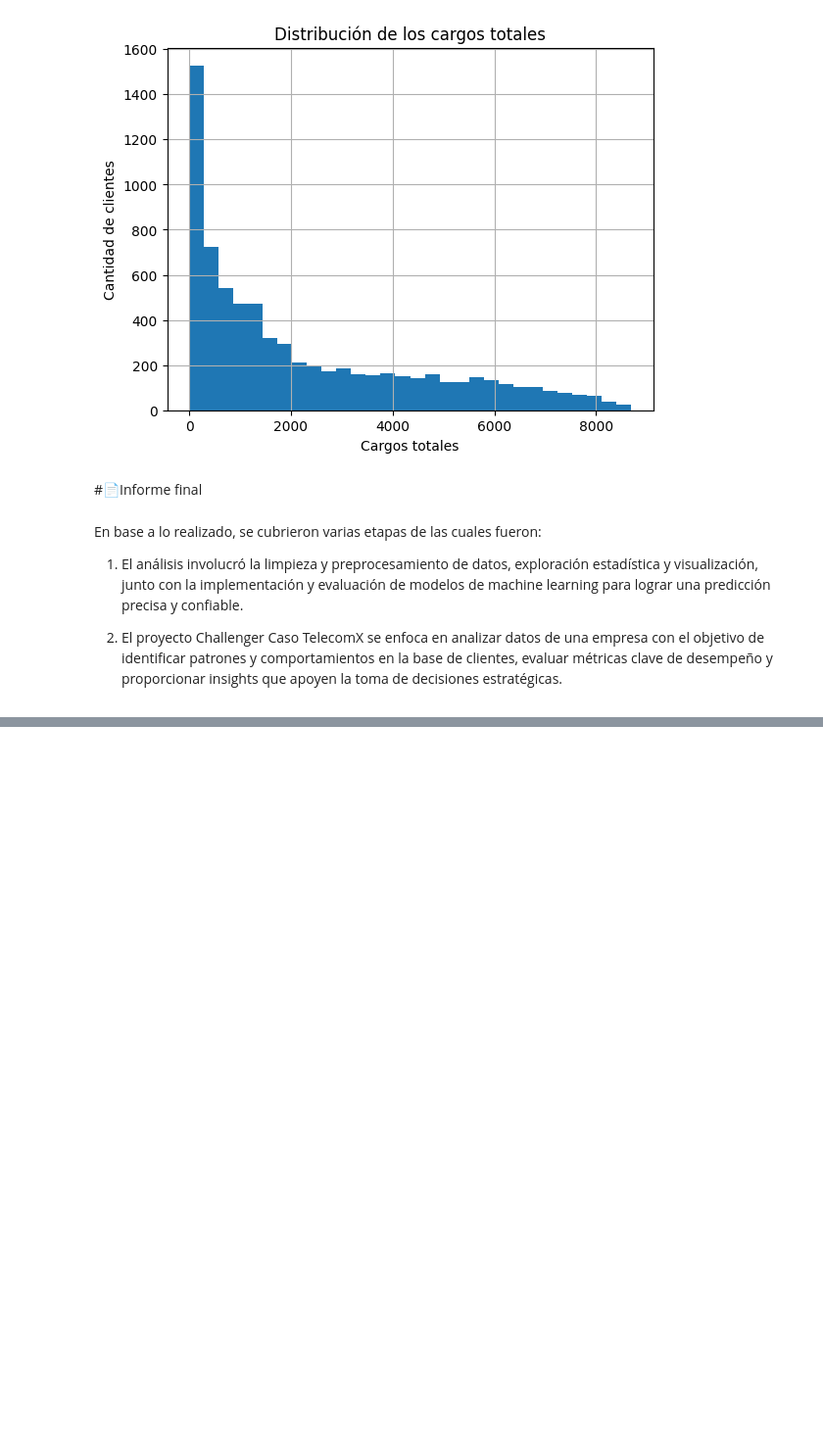
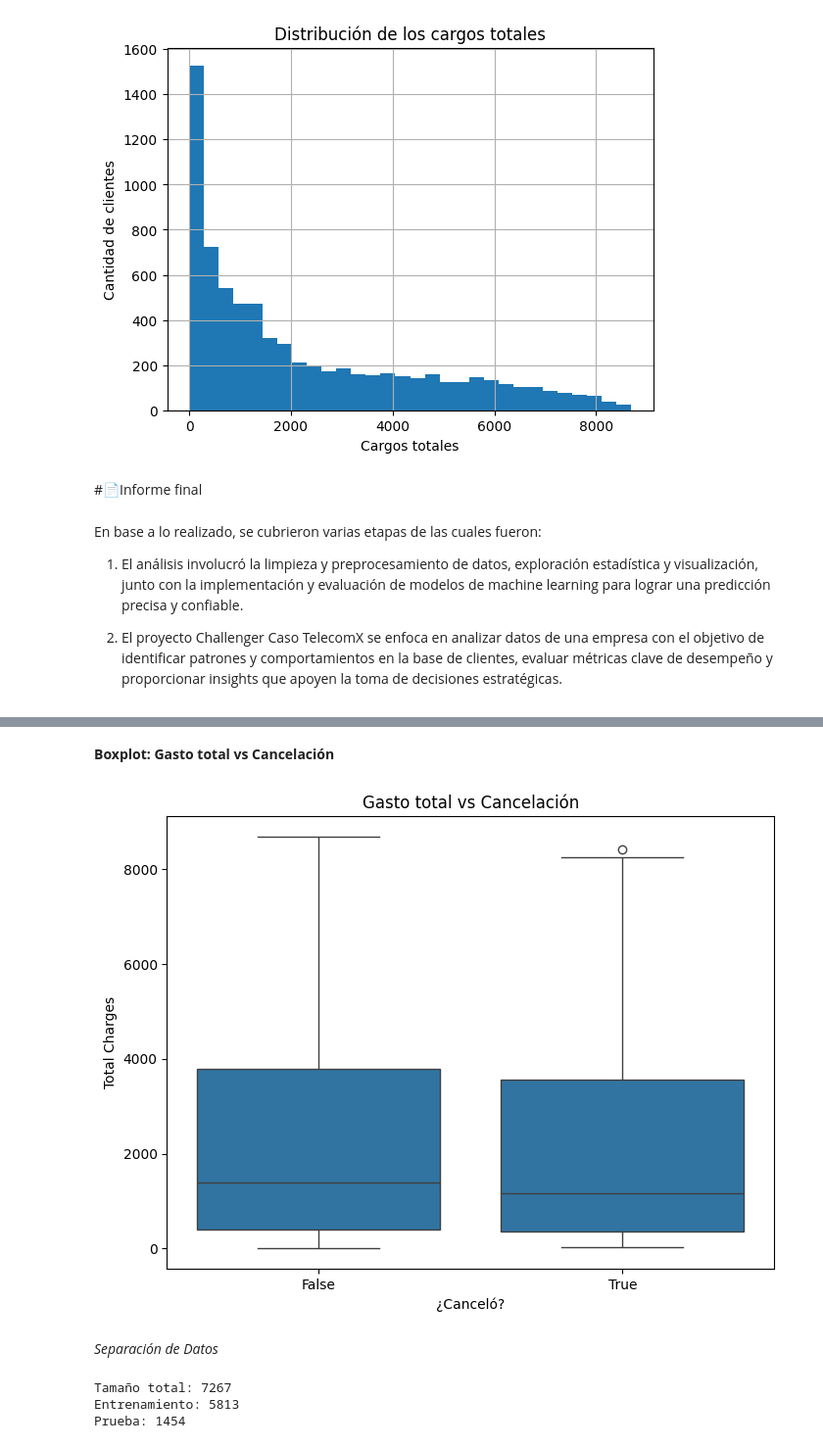
Before and after one commit to HillerJS/TelecomX_Challenge, a Jupyter notebook: TelecomX_Challenge.ipynb, the cells around one changed output, grey strips where cells are left out. Shown at 98% size. Cells and saved outputs as stored; diff of their text form; code cells hidden in the pictures; blank space fills up the shorter version.

```diff
--- a/TelecomX_Challenge.ipynb
+++ b/TelecomX_Challenge.ipynb
@@ -241,0 +497,13 @@ En base a lo realizado, se cubrieron varias etapas de las cuales fueron:
+# %% [markdown]
+**Boxplot: Gasto total vs Cancelación**
+# %%
+plt.figure(figsize=(8, 6))
+sns.boxplot(x='Churn_', y='account.Charges.Total', data=datos_challenge2)
+plt.title('Gasto total vs Cancelación')
+plt.xlabel('¿Canceló?')
+plt.ylabel('Total Charges')
+plt.show()
+# %% [output]
+[figure, added]
+# %% [markdown]
+*Separación de Datos*
@@ -241,0 +525,9 @@ En base a lo realizado, se cubrieron varias etapas de las cuales fueron:
+# %%
+#Verifica la división
+print("Tamaño total:", len(datos_challenge2))
+print("Entrenamiento:", len(X_train))
+print("Prueba:", len(X_test))
+# %% [output]
+Tamaño total: 7267
+Entrenamiento: 5813
+Prueba: 1454
```
Also changed, not shown: parts of 47 cells of this notebook.
